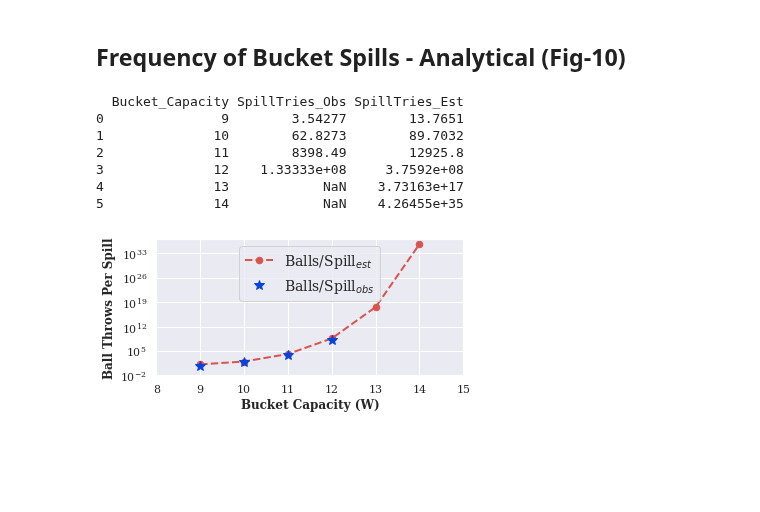
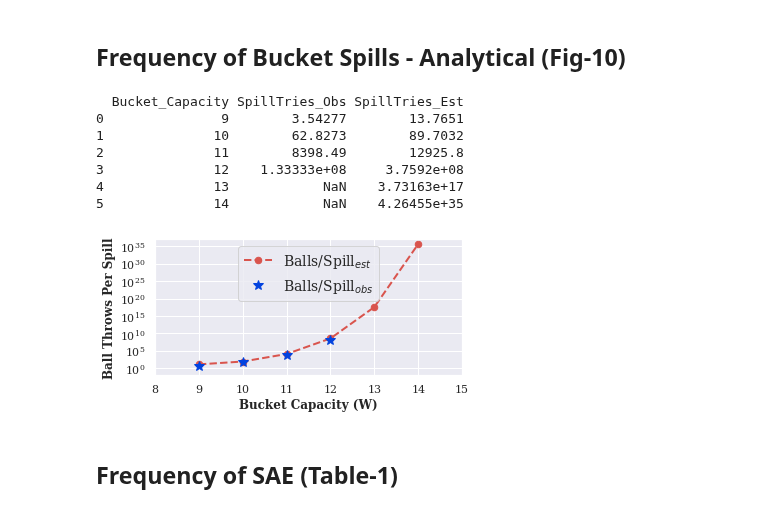
Before and after one commit to gururaj-s/mirage, a Jupyter notebook: security_analysis/results/visualize_results.ipynb, the cells around one changed output. Cells and saved outputs as stored; diff of their text form; code cells hidden in the pictures; blank space fills up the shorter version.

```diff
--- a/security_analysis/results/visualize_results.ipynb
+++ b/security_analysis/results/visualize_results.ipynb
@@ -169,10 +169,9 @@ for i in range(0,4):
 Spill_df.at[4,'Bucket_Capacity'] = Spill_df.at[3,'Bucket_Capacity'] + 1
 Spill_df.at[5,'Bucket_Capacity'] = Spill_df.at[4,'Bucket_Capacity'] + 1
 
-# Calculation of Spills from Analytical Probabilities.
+# Calculation of Estimated Spills from Analytical Probabilities.
 for i in range(0,6):
     Spill_df.at[i,'SpillTries_Est'] = 1/Pr_df.at[Spill_df.at[i,'Bucket_Capacity'],'Pr_est(N)']**2
-
 print(Spill_df)
 
 ##### PLOT RESULTS ########
@@ -189,32 +188,34 @@ ax1 = Spill_df.set_index('Bucket_Capacity')['SpillTries_Obs'].plot(ax=ax1,label=
 
 ax1 = plt.gca()
 
 #legend
 ax1.legend(loc='upper center',prop={"size":14})
 
 #xticks
 ax1.set_xlim(8,15)
 
 #axes labels
 plt.xlabel('Bucket Capacity (W)',weight='bold')
 plt.ylabel('Ball Throws Per Spill',weight = 'bold')
 
 #Set Y format & limts
 ax1.set_yscale('log')
 ax1.set_ylim(1e-2,1e37)
-#ax1.set_yticks([1.0,10**5,10**10,10**15,10**20,10**25,10**30,10**35])
+ax1.set_yticks([1.,10**5.,10**10.,10**15.,10**20.,10**25.,10**30.,10**35.])
 
 #grid
 #ax1.axis('on')
 
 
 fig.savefig("Fig10.pdf",bbox_inches='tight')
 # %% [output]
   Bucket_Capacity SpillTries_Obs SpillTries_Est
 0               9        3.54277        13.7651
 1              10        62.8273        89.7032
 2              11        8398.49        12925.8
 3              12    1.33333e+08     3.7592e+08
 4              13            NaN    3.73163e+17
 5              14            NaN    4.26455e+35
-[figure, old version]
+[figure, new version]
+# %% [markdown]
+## Frequency of SAE (Table-1)
```
Also changed, not shown: parts of 1 cell of this notebook.
